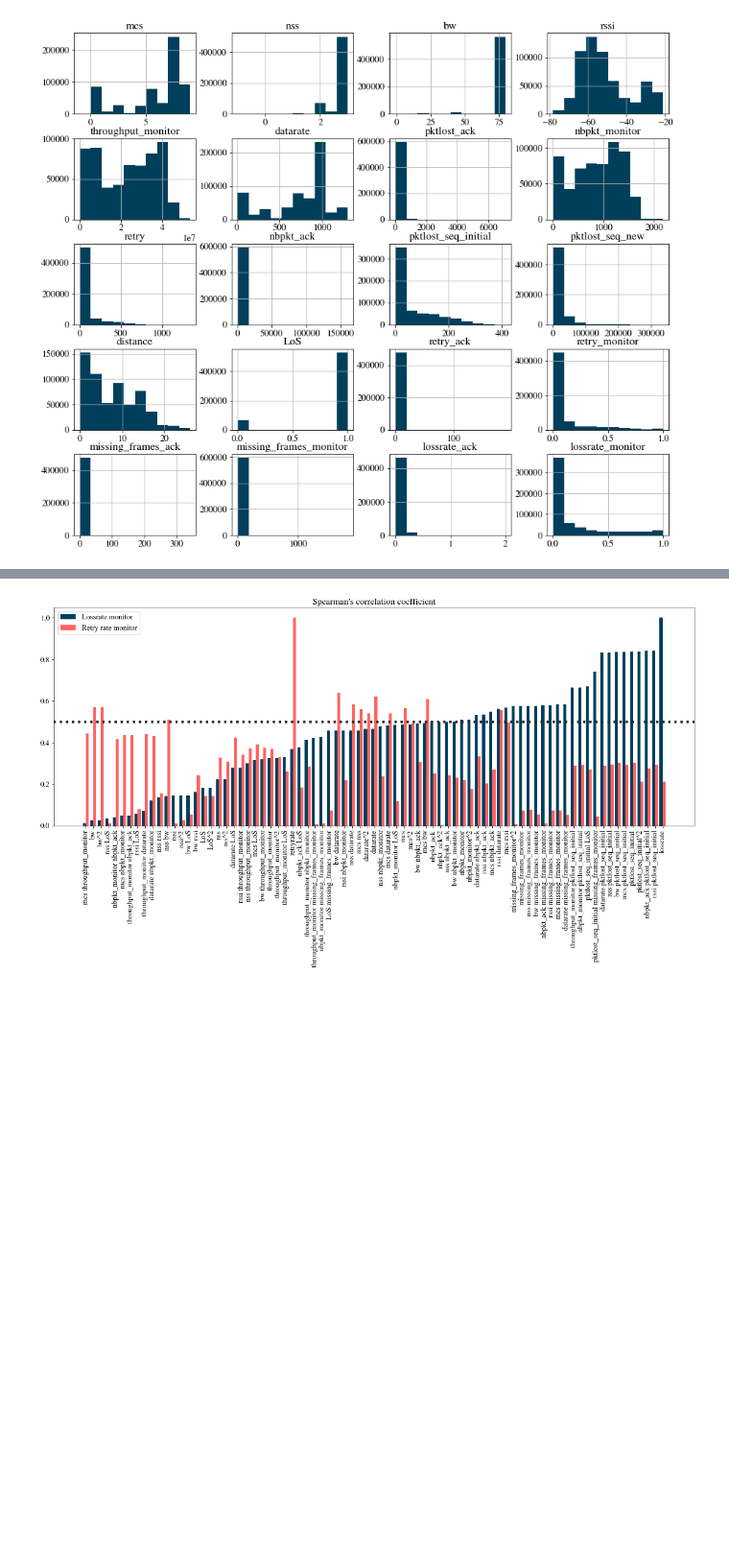
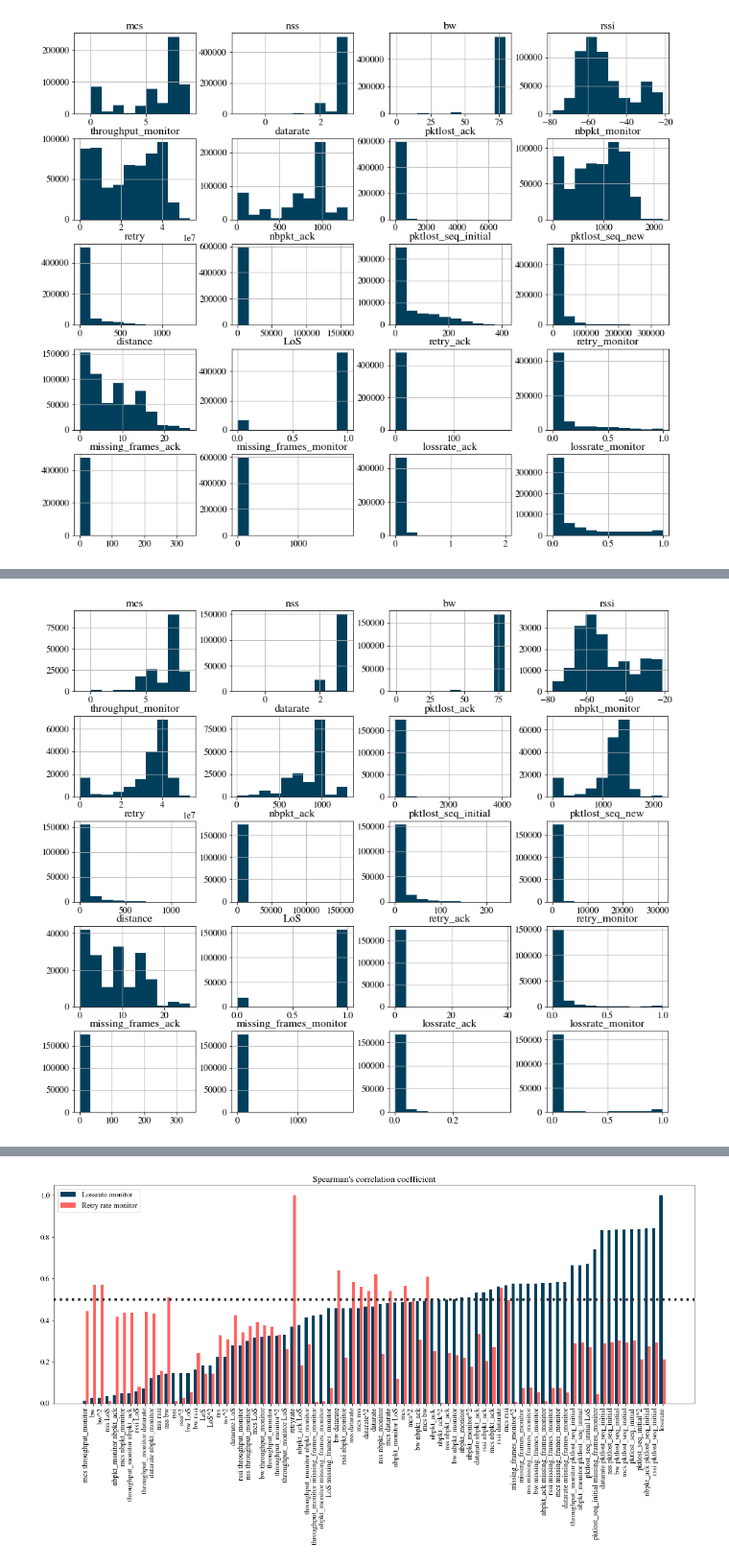
Before and after one commit to marija-stojanova/wifi-ml-complete, a Jupyter notebook: complete_model.ipynb, the cells around one changed output, grey strips where cells are left out. Shown at 96% size. Saved outputs shown, nothing was run; the diff lists cells and outputs as text; code cells hidden in the pictures; blank space fills up the shorter version.

```diff
--- a/complete_model.ipynb
+++ b/complete_model.ipynb
@@ -156 +204,9 @@ plt.show()
+# %%
+fig = plt.figure(figsize=(15,13))
+ax = fig.gca()
+data_cleaned = data_all[data_all['pktlost_seq_new'] < (data_all['nbpkt_ack'])]
+data_cleaned.hist(ax=ax)
+plt.show()
+# %% [output]
+[figure, added]
 # %% [markdown]
```
Also changed, not shown: parts of 19 cells of this notebook, 2 other files.
